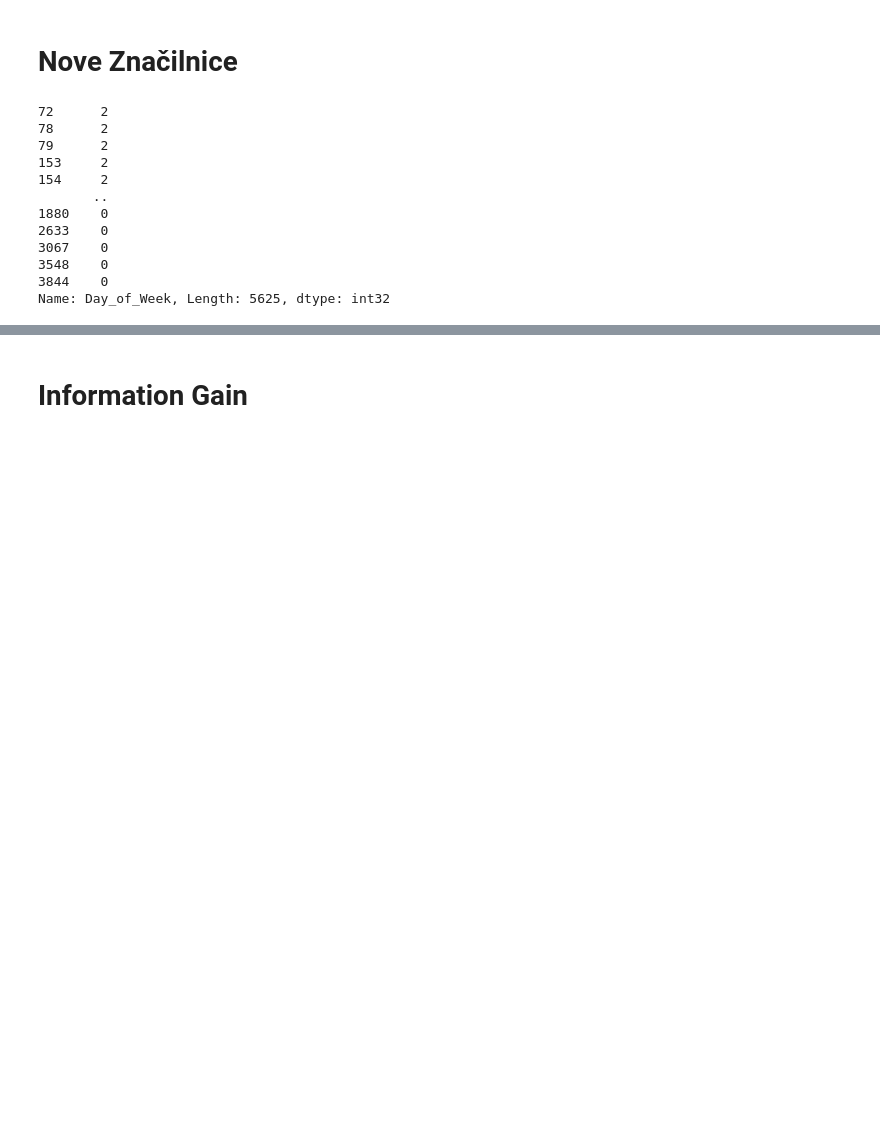
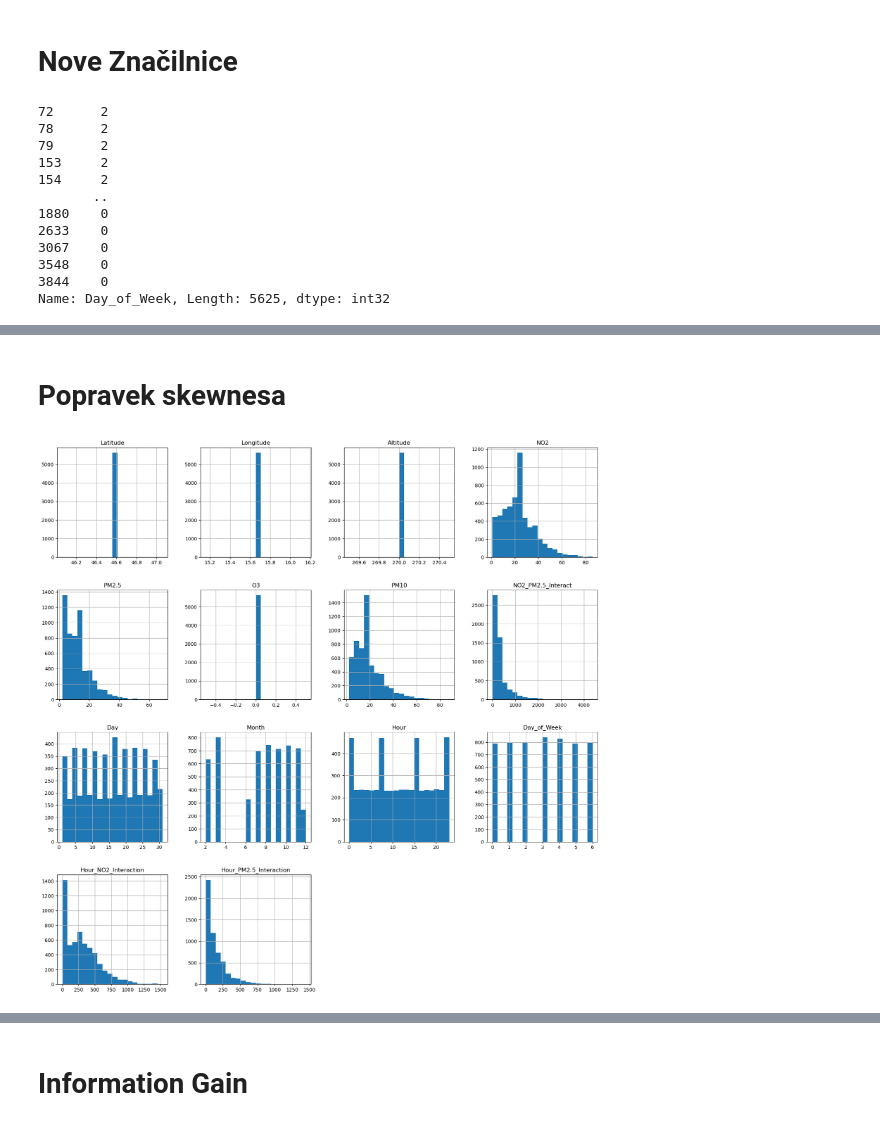
Before and after one commit to trdin/air_quality_RNN, a Jupyter notebook: projekt.ipynb, the cells around one changed output, grey strips where cells are left out. Saved outputs shown, nothing was run; the diff lists cells and outputs as text; code cells hidden in the pictures; blank space fills up the shorter version.

```diff
--- a/projekt.ipynb
+++ b/projekt.ipynb
@@ -265,0 +224,6 @@ all_data.head()
+# %% [markdown]
+# Popravek skewnesa
+# %%
+plot_histograms(all_data)
+# %% [output]
+[figure, added]
```
Also changed, not shown: parts of 12 cells of this notebook.
